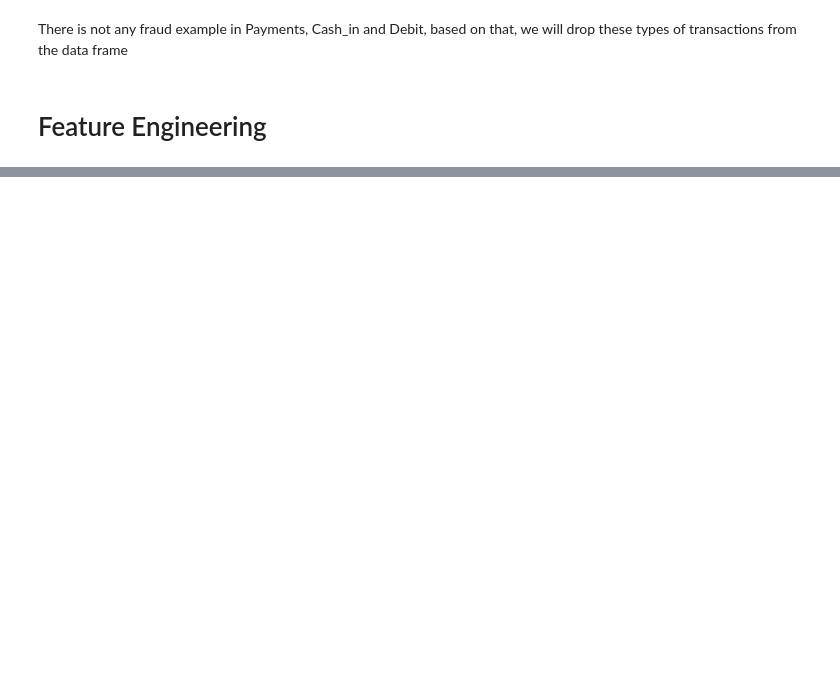
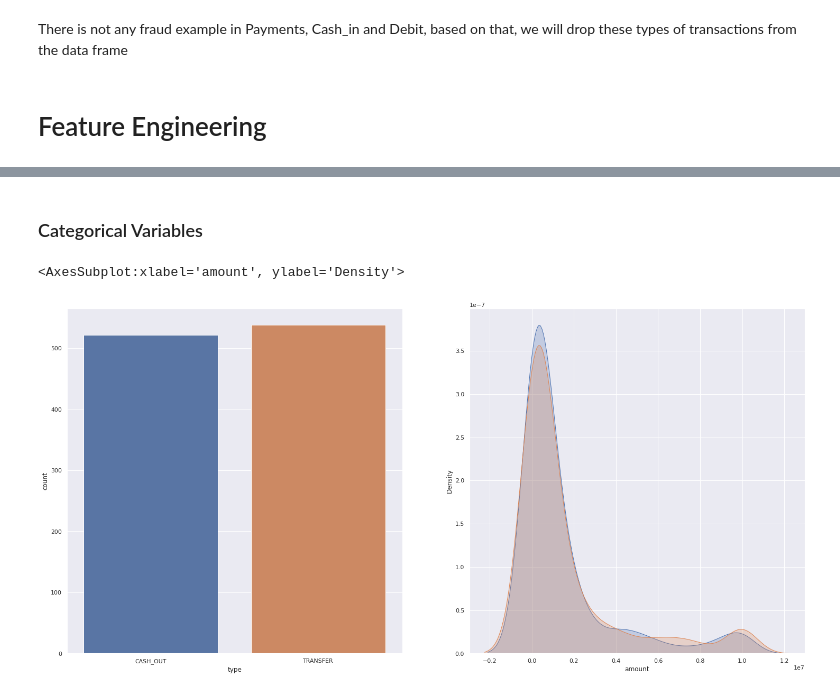
Before and after one commit to leon-amador/blocker_fraud_company, a Jupyter notebook: blocker_fraud_company_notebook.ipynb, the cells around one changed output, grey strips where cells are left out. Cells and saved outputs as stored; diff of their text form; code cells hidden in the pictures; blank space fills up the shorter version.

```diff
--- a/blocker_fraud_company_notebook.ipynb
+++ b/blocker_fraud_company_notebook.ipynb
@@ -380,0 +467,14 @@ Image('img/Fraud_detection.png')
+# %% [markdown]
+### Categorical Variables
+# %%
+a = df4[(df4['is_fraud']==1)]
+#types
+plt.subplot(1,2,1)
+sns.countplot(a['type'])
+
+plt.subplot(1,2,2)
+sns.kdeplot(a[a['type'] =='CASH_OUT']['amount'],label='cash_out',shade=True)
+sns.kdeplot(a[a['type'] =='TRANSFER']['amount'],label='transfer',shade=True)
+# %% [output]
+<AxesSubplot:xlabel='amount', ylabel='Density'>
+[figure, added]
```
Also changed, not shown: parts of 42 cells of this notebook.
